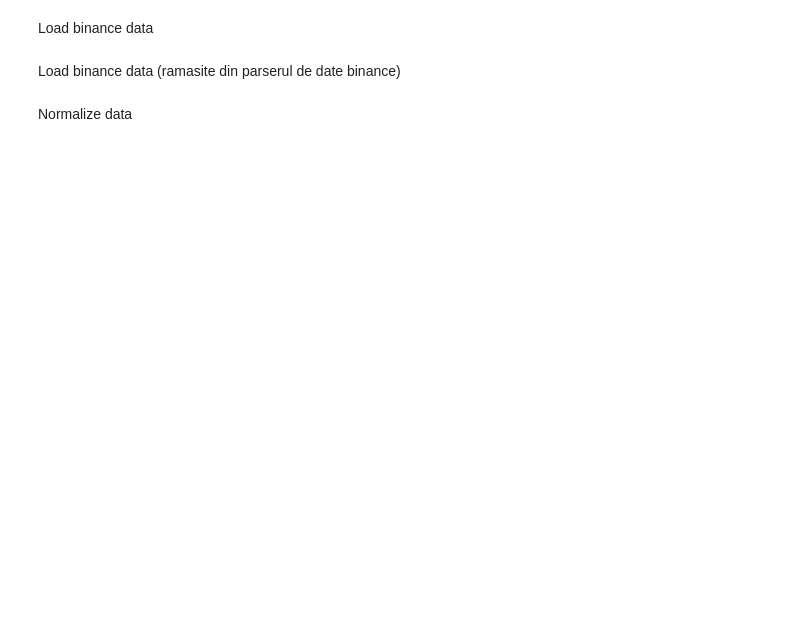
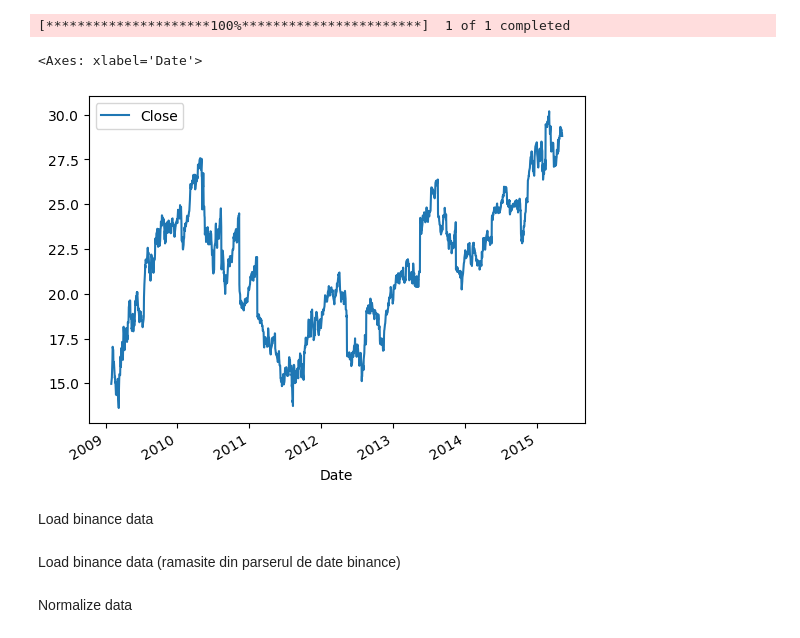
Before and after one commit to moneytraders/trading-bot, a Jupyter notebook: dqn_notebook.ipynb, the cells around one changed output. Cells and saved outputs as stored; diff of their text form; code cells hidden in the pictures; blank space fills up the shorter version.

```diff
--- a/dqn_notebook.ipynb
+++ b/dqn_notebook.ipynb
@@ -6,9 +7,16 @@ from sklearn.preprocessing import MinMaxScaler
 # %%
-stock = 'AAPL'
+stock = 'CSCO'
 
 config = load_config()
 
 data = prepare_stock_data([stock], config["start_date"], config["end_val_date"])
+# %% [output]
+[*********************100%***********************]  1 of 1 completed
+# %%
+data[stock].plot(y='Close')
+# %% [output]
+<Axes: xlabel='Date'>
+[figure, added]
 # %% [markdown]
 Load binance data
 # %%
```
Also changed, not shown: parts of 13 cells of this notebook.
